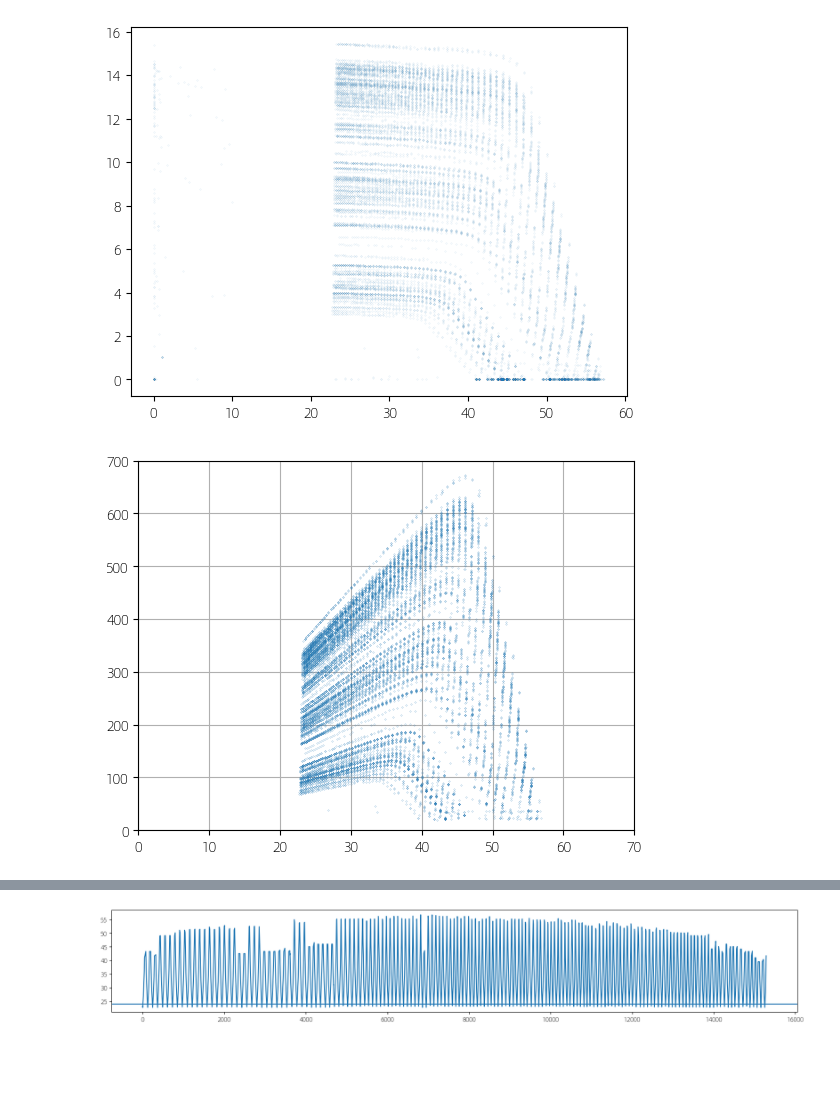
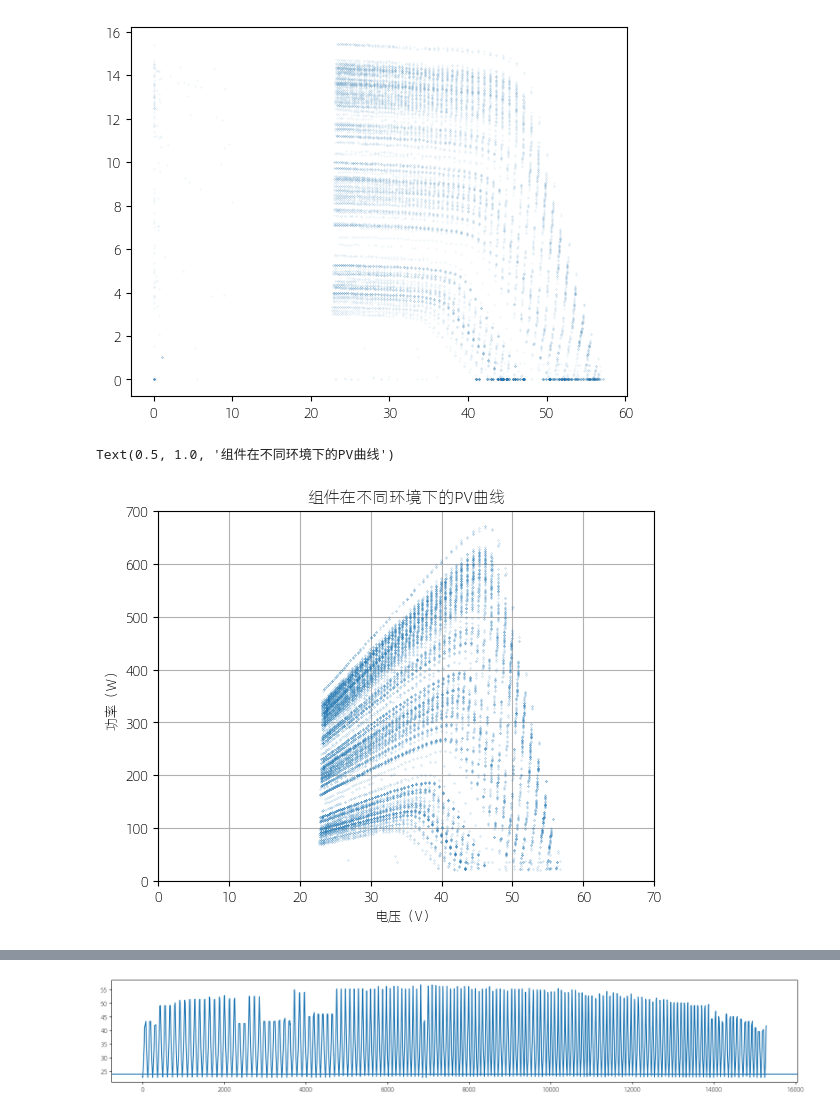
Before and after one commit to chenwt-87/mppt_aliyun, a Jupyter notebook: 组件数据标注.ipynb, the cells around one changed output, grey strips where cells are left out. Cells and saved outputs as stored; diff of their text form; code cells hidden in the pictures; blank space fills up the shorter version.

```diff
--- a/组件数据标注.ipynb
+++ b/组件数据标注.ipynb
@@ -36,11 +36,15 @@ plt.plot(df.voltage,df.current,'o',alpha=0.2,markersize=0.2)
 # %%
 
 
 df = df[df.voltage>=20]
 df = df[df.power>20]
 plt.plot(df.voltage,df.power,'o',alpha=0.6,markersize=0.2)
 plt.xlim(0,70)
 plt.ylim(0,700)
+plt.xlabel('电压（V）')
+plt.ylabel('功率（W）')
 plt.grid()
+plt.title('组件在不同环境下的PV曲线')
 # %% [output]
+Text(0.5, 1.0, '组件在不同环境下的PV曲线')
-[figure, old version]
+[figure, new version]
```
Also changed, not shown: parts of 18 cells of this notebook, 10 other files.
